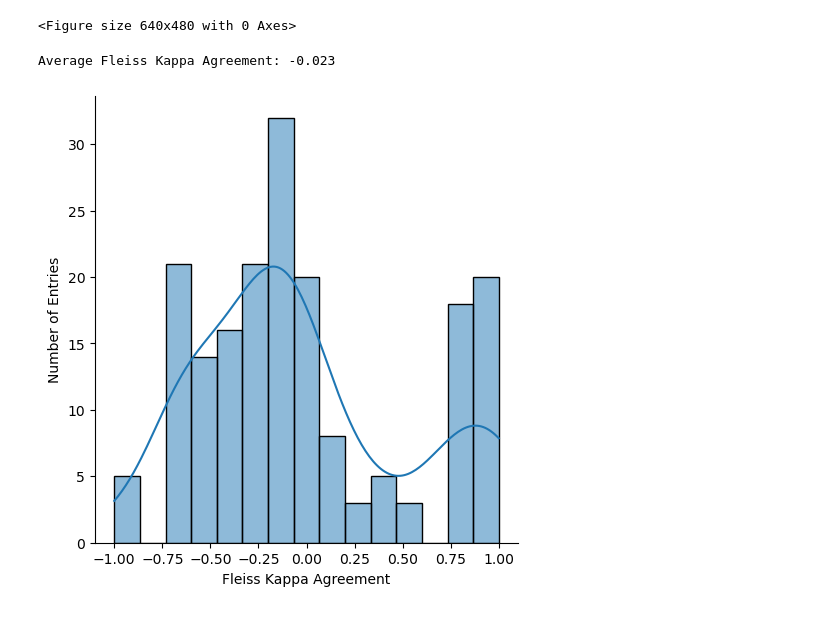
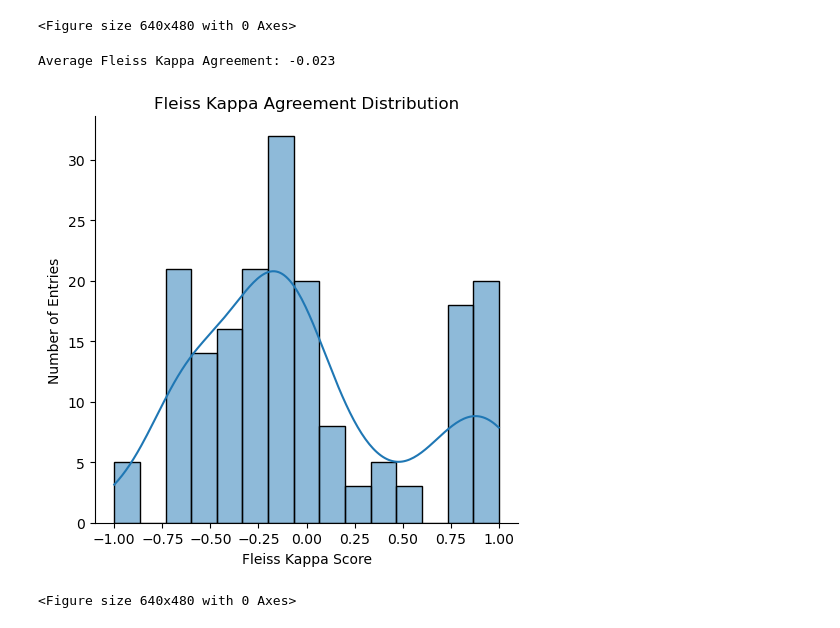
Before and after one commit to DueViktor/WildDataExam, a Jupyter notebook: annotation-statistics.ipynb, the cells around one changed output. Saved outputs shown, nothing was run; the diff lists cells and outputs as text; code cells hidden in the pictures.

```diff
--- a/annotation-statistics.ipynb
+++ b/annotation-statistics.ipynb
@@ -52,17 +52,21 @@ plt.clf()
 # %%
 # Average fleiss kappa agreement and distribution plot
 fleis_scores = [master[entry]["fleiss_kappa_score"] for entry in master]
 valid_scores = [score for score in fleis_scores if not np.isnan(score)]
 print(f"Average Fleiss Kappa Agreement: {np.mean(valid_scores):.3f}")
-sns.displot(fleis_scores, kde=True, bins=15)
-plt.xlabel("Fleiss Kappa Agreement")
+sns.displot(fleis_scores, kde=True, bins=15, label="Fleiss Kappa Agreement")
+plt.xlabel("Fleiss Kappa Score")
 plt.ylabel("Number of Entries")
+plt.title("Fleiss Kappa Agreement Distribution")
+plt.tight_layout()
 plt.savefig("viz/fleiss_kappa_distribution.png")
 plt.show()
 plt.clf()
+#
 # %% [output]
 Average Fleiss Kappa Agreement: -0.023
-[figure, old version]
+[figure, new version]
+<Figure size 640x480 with 0 Axes>
 # %%
 # Number of annotated posts
 counts = defaultdict(int)
```
Also changed, not shown: parts of 5 cells of this notebook.
